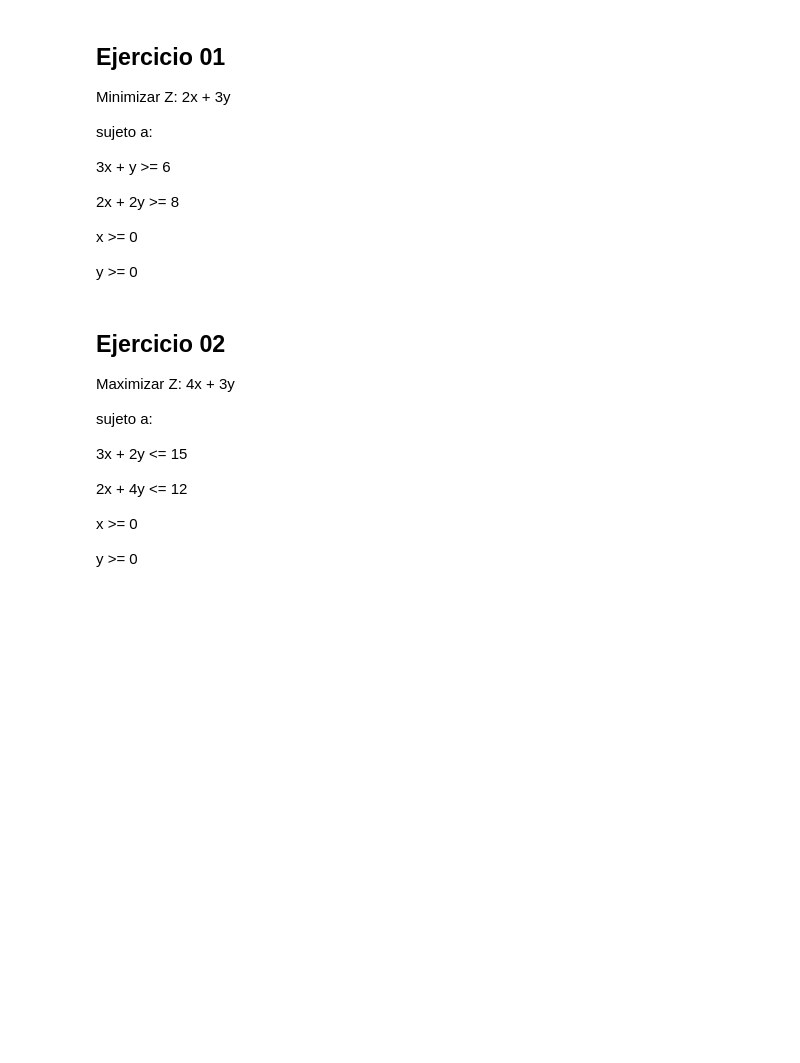
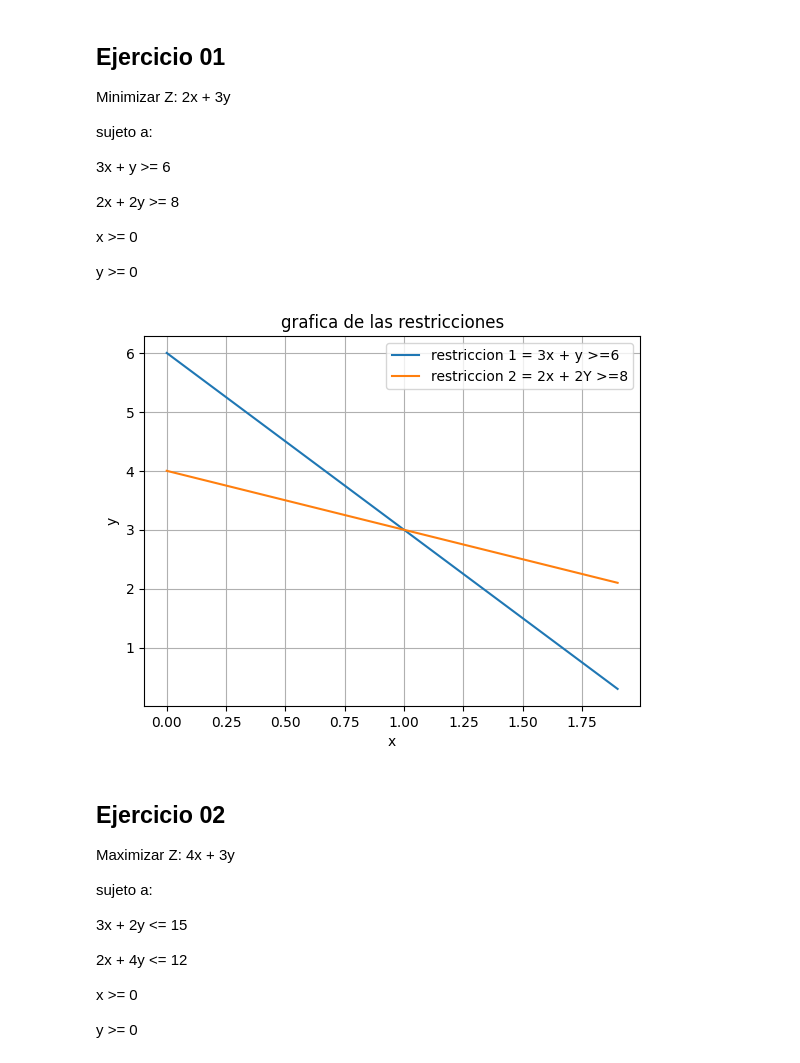
Before and after one commit to satoroa/Fundamentos-de-optimizacion-lineal, a Jupyter notebook: Taller_00_solución_gráfica_de_problemas_de_optimización_lineal.ipynb, the cells around one changed output. Drawn from its saved outputs; the diff is of its cells as text; code cells hidden in the pictures; blank space fills up the shorter version.

```diff
--- a/Taller_00_solución_gráfica_de_problemas_de_optimización_lineal.ipynb
+++ b/Taller_00_solución_gráfica_de_problemas_de_optimización_lineal.ipynb
@@ -332,3 +370,40 @@ Minimizar  Z: 2x + 3y
+# %%
+# Resuelva en esta celda el ejercicio
+import numpy as np
+import matplotlib.pyplot as plt
+
+"""Generar valores de x para el dominio
+     El valor mínimo del dominio es el intercepto con el eje Y y el valor máximo
+     del dominio se establece en el menor intercepto de la restriccion con el eje X
+"""
+x = np.arange(0,2,0.1)
+
+"calcular los valores de y para cada restricción"
+
+#restriccion 1
+y1 = 6-3*x
+
+#restriccion 2
+y2= (8-2*x)/2
+
+#etiquetar cada eje
+plt.xlabel('x')
+plt.ylabel('y')
+
+#establecer el titulo de la grafica
+plt.title('grafica de las restricciones')
+
+#graficar
+plt.plot(x, y1, label='restriccion 1 = 3x + y >=6')
+plt.plot(x, y2, label='restriccion 2 = 2x + 2Y >=8')
+
+#mostrar la leyenda con los nombrees de las restricciones
+plt.legend()
+
+#visualizr la cuadricula
+plt.grid(True)
+# %% [output]
+[figure, added]
 # %% [markdown]
 ## Ejercicio 02
 
```
Also changed, not shown: parts of 15 cells of this notebook.
